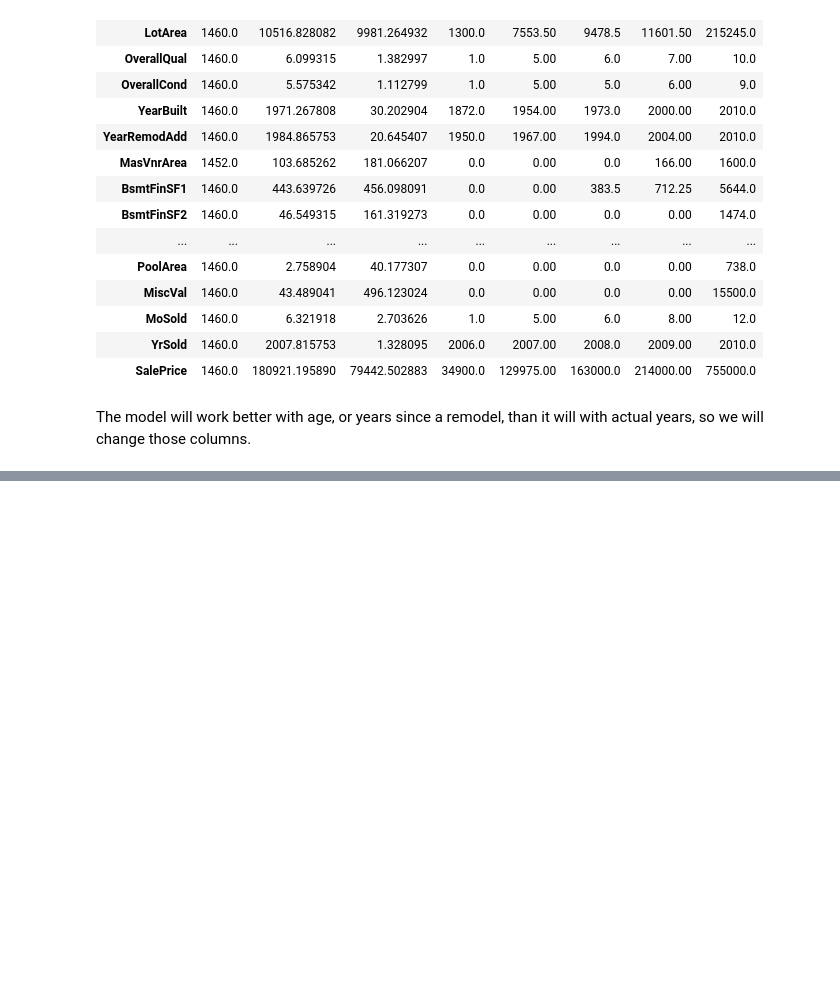
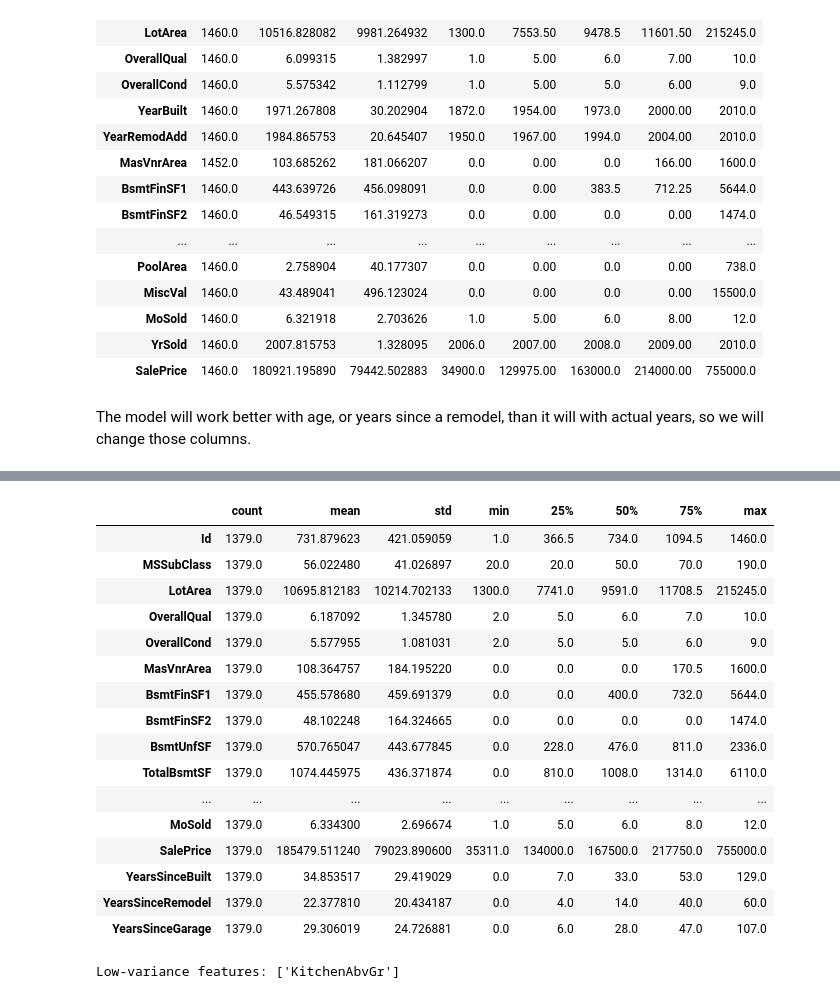
Before and after one commit to ngildersleeve/kagglehousing, a Jupyter notebook: Kaggle_HousingPriceRegression.ipynb, the cells around one changed output, grey strips where cells are left out. Cells and saved outputs as stored; diff of their text form; code cells hidden in the pictures; blank space fills up the shorter version.

```diff
--- a/Kaggle_HousingPriceRegression.ipynb
+++ b/Kaggle_HousingPriceRegression.ipynb
@@ -237,0 +411,30 @@ df['YearsSinceGarage'] = df['YrSold'] - df['GarageYrBlt']
+# %%
+df.describe().T
+# %% [output]
+|  | count | mean | std | min | 25% | 50% | 75% | max |
+| Id | 1379.0 | 731.879623 | 421.059059 | 1.0 | 366.5 | 734.0 | 1094.5 | 1460.0 |
+| MSSubClass | 1379.0 | 56.022480 | 41.026897 | 20.0 | 20.0 | 50.0 | 70.0 | 190.0 |
+| LotArea | 1379.0 | 10695.812183 | 10214.702133 | 1300.0 | 7741.0 | 9591.0 | 11708.5 | 215245.0 |
+| OverallQual | 1379.0 | 6.187092 | 1.345780 | 2.0 | 5.0 | 6.0 | 7.0 | 10.0 |
+| OverallCond | 1379.0 | 5.577955 | 1.081031 | 2.0 | 5.0 | 5.0 | 6.0 | 9.0 |
+| MasVnrArea | 1379.0 | 108.364757 | 184.195220 | 0.0 | 0.0 | 0.0 | 170.5 | 1600.0 |
+| BsmtFinSF1 | 1379.0 | 455.578680 | 459.691379 | 0.0 | 0.0 | 400.0 | 732.0 | 5644.0 |
+| BsmtFinSF2 | 1379.0 | 48.102248 | 164.324665 | 0.0 | 0.0 | 0.0 | 0.0 | 1474.0 |
+| BsmtUnfSF | 1379.0 | 570.765047 | 443.677845 | 0.0 | 228.0 | 476.0 | 811.0 | 2336.0 |
+| TotalBsmtSF | 1379.0 | 1074.445975 | 436.371874 | 0.0 | 810.0 | 1008.0 | 1314.0 | 6110.0 |
+| ... | ... | ... | ... | ... | ... | ... | ... | ... |
+| MoSold | 1379.0 | 6.334300 | 2.696674 | 1.0 | 5.0 | 6.0 | 8.0 | 12.0 |
+| SalePrice | 1379.0 | 185479.511240 | 79023.890600 | 35311.0 | 134000.0 | 167500.0 | 217750.0 | 755000.0 |
+| YearsSinceBuilt | 1379.0 | 34.853517 | 29.419029 | 0.0 | 7.0 | 33.0 | 53.0 | 129.0 |
+| YearsSinceRemodel | 1379.0 | 22.377810 | 20.434187 | 0.0 | 4.0 | 14.0 | 40.0 | 60.0 |
+| YearsSinceGarage | 1379.0 | 29.306019 | 24.726881 | 0.0 | 6.0 | 28.0 | 47.0 | 107.0 |
+# %%
+from sklearn.feature_selection import VarianceThreshold
+
+selector = VarianceThreshold(threshold=0.05)  # you can tune this
+selector.fit(df.select_dtypes(include=['float64', 'int64']))
+
+low_variance_cols = df.select_dtypes(include=['float64', 'int64']).columns[~selector.get_support()]
+print("Low-variance features:", list(low_variance_cols))
+# %% [output]
+Low-variance features: ['KitchenAbvGr']
```
Also changed, not shown: parts of 28 cells of this notebook.
